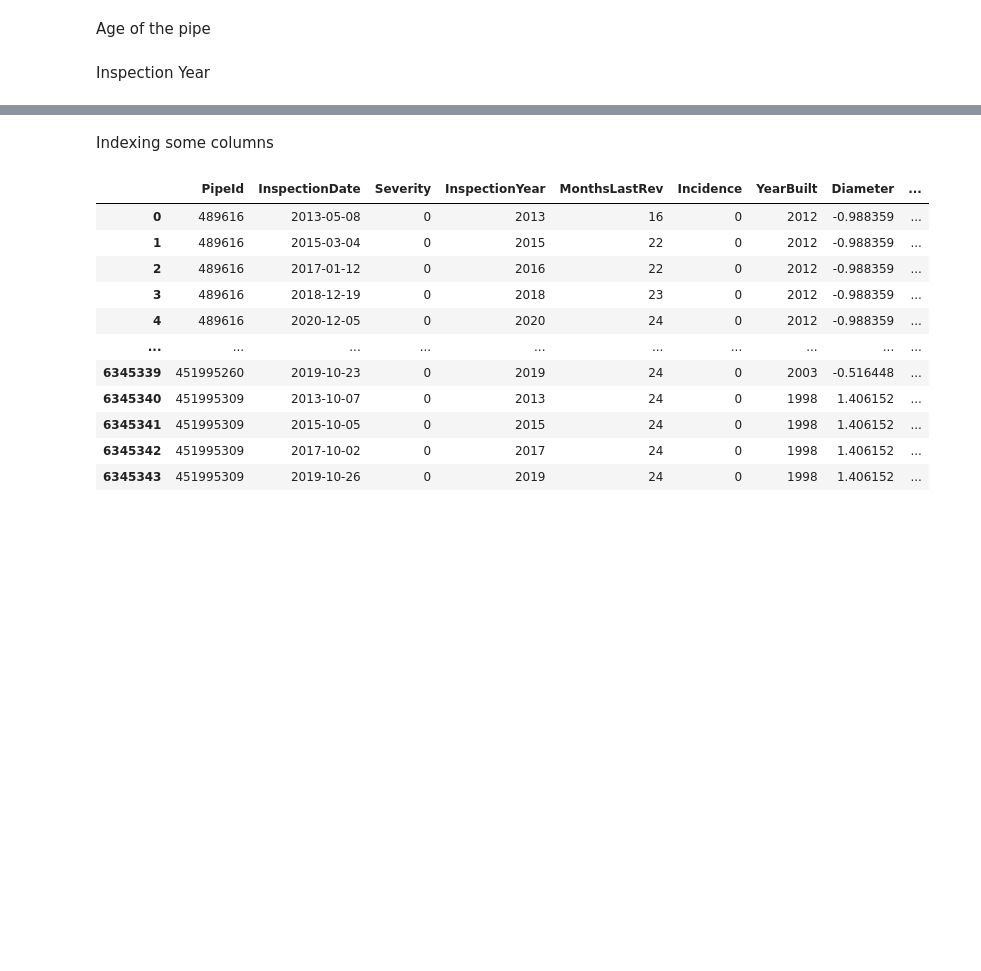
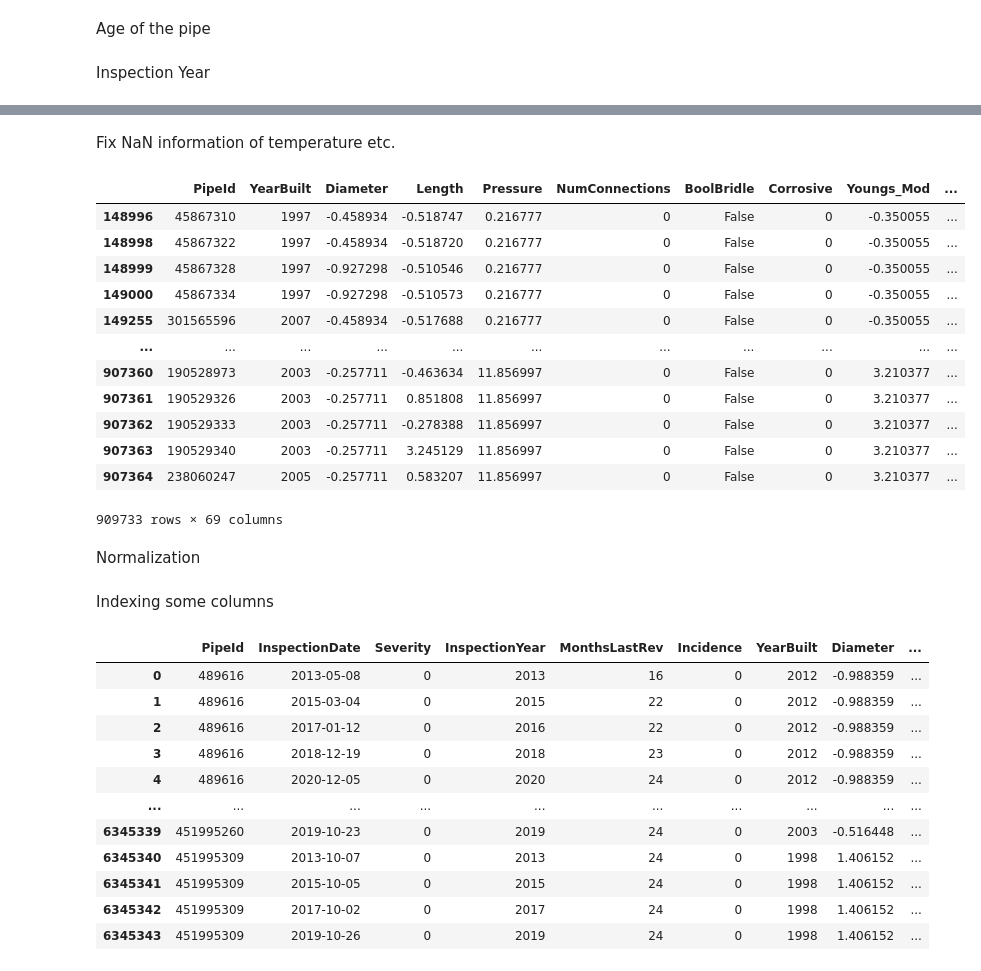
Before and after one commit to AsanDopollosie/Model, a Jupyter notebook: Model.ipynb, the cells around one changed output, grey strips where cells are left out. Cells and saved outputs as stored; diff of their text form; code cells hidden in the pictures; blank space fills up the shorter version.

```diff
--- a/Model.ipynb
+++ b/Model.ipynb
@@ -192,7 +217,7 @@ See the caveats in the documentation: https://pandas.pydata.org/pandas-docs/stab
 # %% [markdown]
 Normalization
 # %%
-for column in ['Diameter', 'Length', 'Pressure', 'Youngs_Mod']:
+for column in ['Diameter', 'Length', 'Pressure', 'Youngs_Mod', 'max_temp_year', 'min_temp_year', 'avg_temp_year', 'avg_humid_year']:
    df[column] = (df[column] - df[column].mean()) / df[column].std()
 # %% [markdown]
 ### Age of the pipe
@@ -571,6 +596,7 @@ pred_X['AcumRevisions'] = pred_X['AcumRevisions'] + 1
 # %% [markdown]
 Encoding
 # %%
+province_list = pred_X['Province']
 pred_X = pd.get_dummies(pred_X)
 pred_X
 # %% [output]
@@ -737,0 +790,23 @@ pred_X['InspectionYear'] = pred_X['InspectionDate'].dt.year
+# %% [markdown]
+Fix NaN information of temperature etc.
+# %%
+pred_X = pred_X.sort_values(['Province','InspectionYear'])
+pred_X = pred_X.fillna(method='ffill')
+pred_X = pred_X.drop(['Province'], axis=1)
+pred_X
+# %% [output]
+|  | PipeId | YearBuilt | Diameter | Length | Pressure | NumConnections | BoolBridle | Corrosive | Youngs_Mod | ... |
+| 148996 | 45867310 | 1997 | -0.458934 | -0.518747 | 0.216777 | 0 | False | 0 | -0.350055 | ... |
+| 148998 | 45867322 | 1997 | -0.458934 | -0.518720 | 0.216777 | 0 | False | 0 | -0.350055 | ... |
+| 148999 | 45867328 | 1997 | -0.927298 | -0.510546 | 0.216777 | 0 | False | 0 | -0.350055 | ... |
+| 149000 | 45867334 | 1997 | -0.927298 | -0.510573 | 0.216777 | 0 | False | 0 | -0.350055 | ... |
+| 149255 | 301565596 | 2007 | -0.458934 | -0.517688 | 0.216777 | 0 | False | 0 | -0.350055 | ... |
+| ... | ... | ... | ... | ... | ... | ... | ... | ... | ... | ... |
+| 907360 | 190528973 | 2003 | -0.257711 | -0.463634 | 11.856997 | 0 | False | 0 | 3.210377 | ... |
+| 907361 | 190529326 | 2003 | -0.257711 | 0.851808 | 11.856997 | 0 | False | 0 | 3.210377 | ... |
+| 907362 | 190529333 | 2003 | -0.257711 | -0.278388 | 11.856997 | 0 | False | 0 | 3.210377 | ... |
+| 907363 | 190529340 | 2003 | -0.257711 | 3.245129 | 11.856997 | 0 | False | 0 | 3.210377 | ... |
+| 907364 | 238060247 | 2005 | -0.257711 | 0.583207 | 11.856997 | 0 | False | 0 | 3.210377 | ... |
+909733 rows × 69 columns
+# %% [markdown]
+Normalization
```
Also changed, not shown: parts of 24 cells of this notebook.
